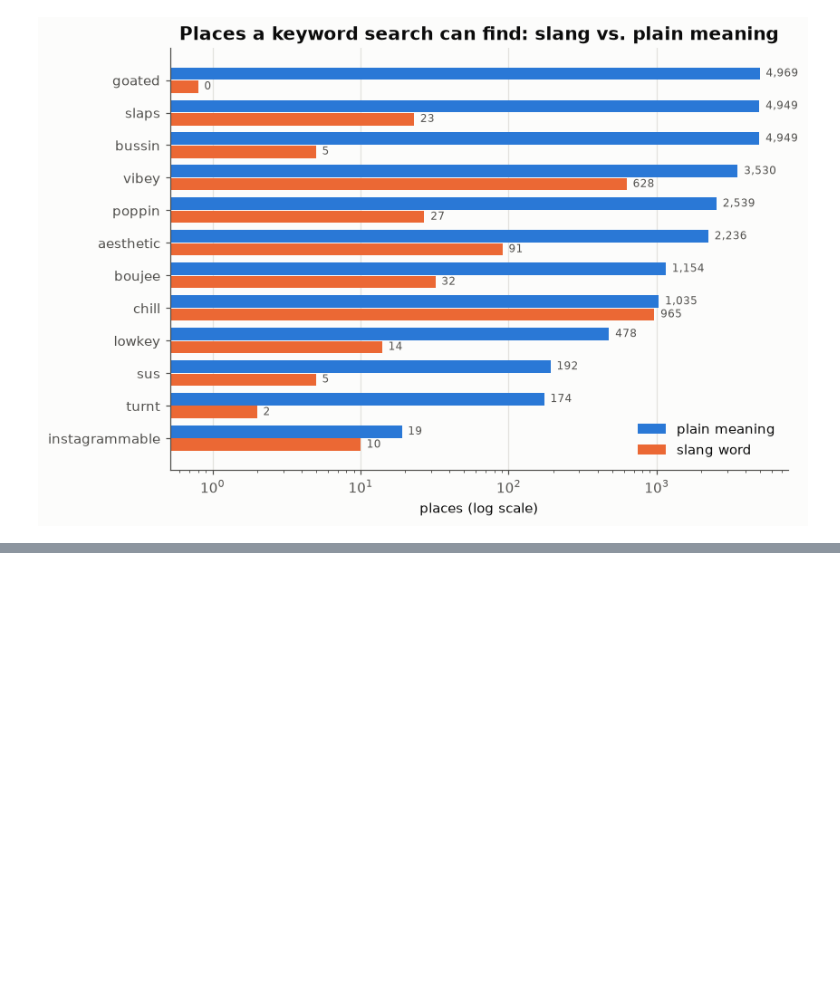
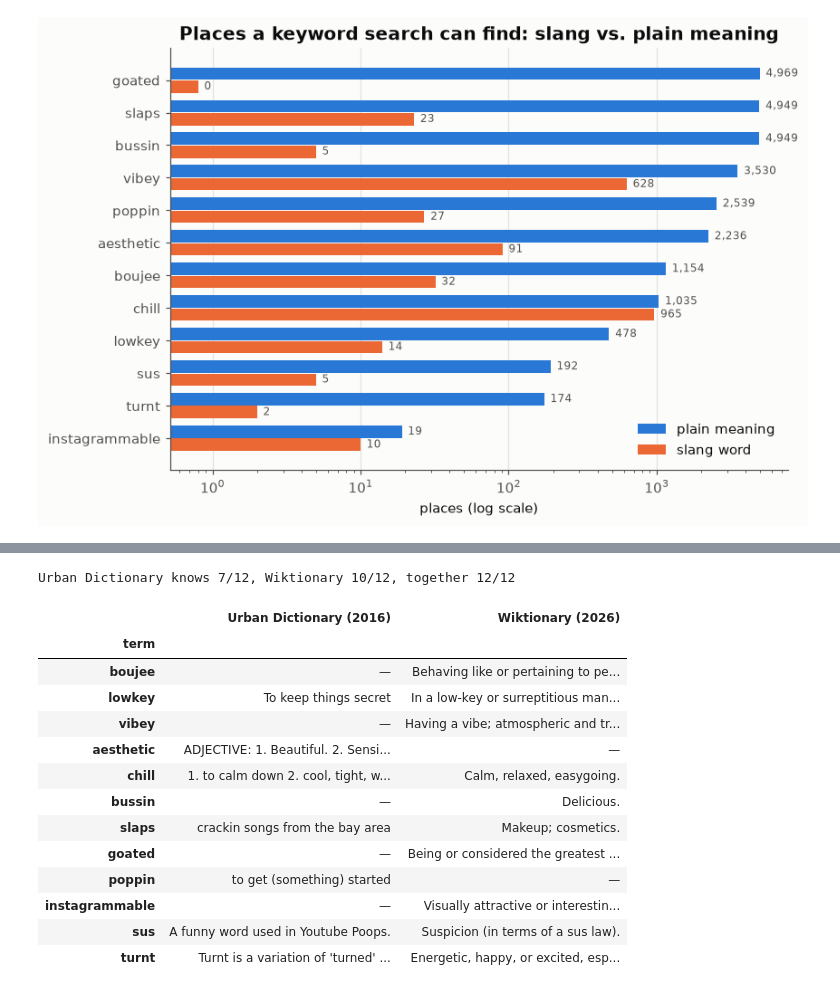
Before and after one commit to Joe2k/VibeCheck, a Jupyter notebook: notebooks/02_slang.ipynb, the cells around one changed output, grey strips where cells are left out. Saved outputs shown, nothing was run; the diff lists cells and outputs as text; code cells hidden in the pictures; blank space fills up the shorter version.

```diff
--- a/notebooks/02_slang.ipynb
+++ b/notebooks/02_slang.ipynb
@@ -158,0 +70,27 @@ plt.show()
+# %%
+ud = best_definitions(load_ud_definitions(UD_CSV), GAP_QUERIES)
+wiki = pd.read_parquet(WIKTIONARY_OUT) if WIKTIONARY_OUT.exists() else build_wiktionary_slang()
+wiki_first = wiki.drop_duplicates("term").set_index("term")["gloss"].reindex(list(GAP_QUERIES))
+
+either = (ud.notna() | wiki_first.notna()).sum()
+print(f"Urban Dictionary knows {ud.notna().sum()}/{len(ud)}, Wiktionary {wiki_first.notna().sum()}/{len(ud)}, "
+      f"together {either}/{len(ud)}")
+meanings = pd.DataFrame({"Urban Dictionary (2016)": ud.str.slice(0, 90), "Wiktionary (2026)": wiki_first.str.slice(0, 90)})
+meanings = meanings.fillna("—")
+meanings
+# %% [output]
+Urban Dictionary knows 7/12, Wiktionary 10/12, together 12/12
+|  | Urban Dictionary (2016) | Wiktionary (2026) |
+| term |  |  |
+| boujee | — | Behaving like or pertaining to pe... |
+| lowkey | To keep things secret | In a low-key or surreptitious man... |
+| vibey | — | Having a vibe; atmospheric and tr... |
+| aesthetic | ADJECTIVE: 1. Beautiful. 2. Sensi... | — |
+| chill | 1. to calm down 2. cool, tight, w... | Calm, relaxed, easygoing. |
+| bussin | — | Delicious. |
+| slaps | crackin songs from the bay area | Makeup; cosmetics. |
+| goated | — | Being or considered the greatest ... |
+| poppin | to get (something) started | — |
+| instagrammable | — | Visually attractive or interestin... |
+| sus | A funny word used in Youtube Poops. | Suspicion (in terms of a sus law). |
+| turnt | Turnt is a variation of 'turned' ... | Energetic, happy, or excited, esp... |
```
Also changed, not shown: parts of 16 cells of this notebook, 16 other files.
